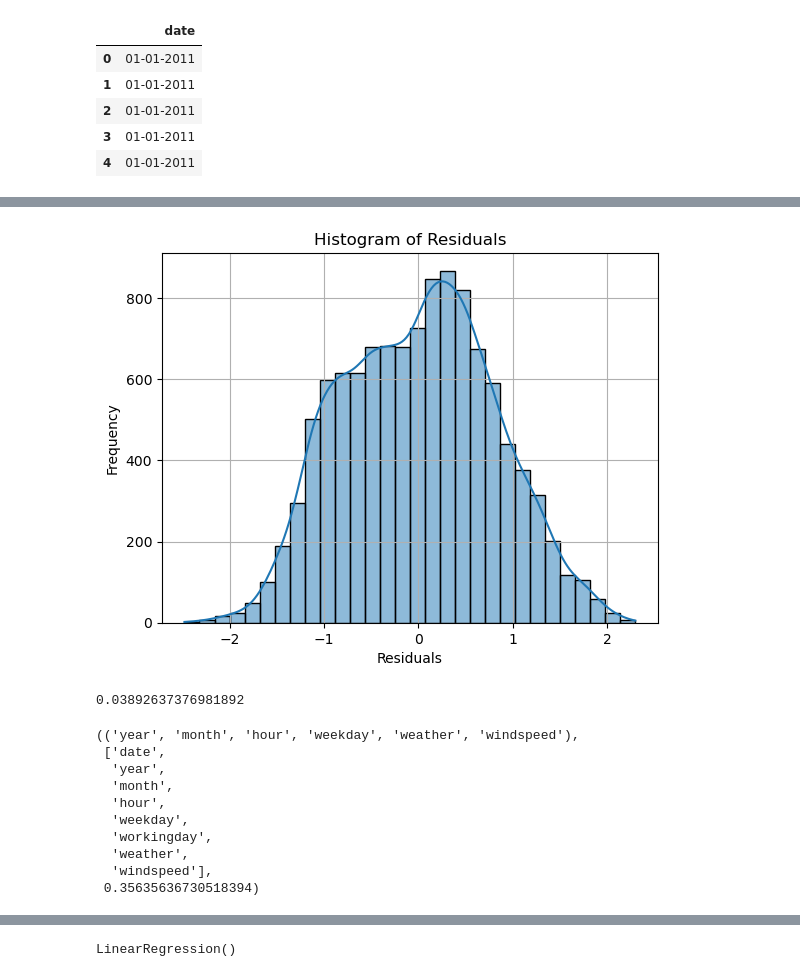
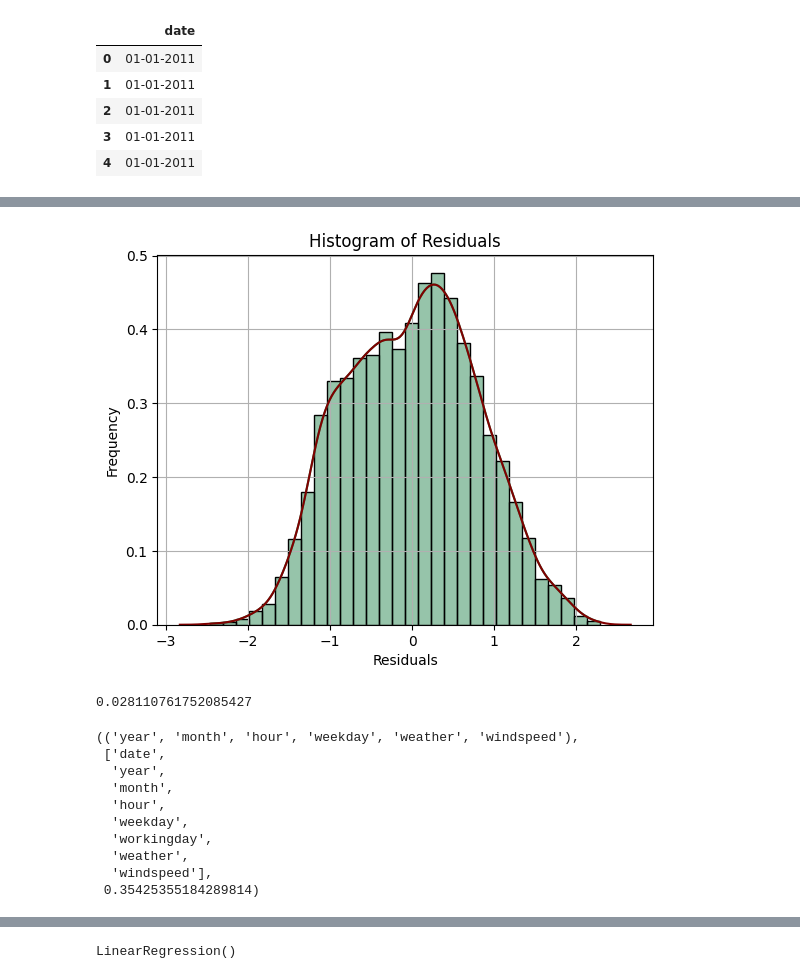
Before and after one commit to AdityaSreevatsaK/DS-ML-Playground, a Jupyter notebook: c. Jupyter Notebooks/Bike Rental Demand.ipynb, the cells around one changed output, grey strips where cells are left out. Cells and saved outputs as stored; diff of their text form; code cells hidden in the pictures.

```diff
--- a/c. Jupyter Notebooks/Bike Rental Demand.ipynb
+++ b/c. Jupyter Notebooks/Bike Rental Demand.ipynb
@@ -365,7 +367,7 @@ rental_data["date"] = ordinal_encoder.fit_transform(rental_data[["date"]])
 # %%
 X = rental_data.drop(labels=["demand"], axis=1)
 y = rental_data["demand"]
-X_train, X_test, y_train, y_test = train_test_split(X, y, test_size=0.3)
+X_train, X_test, y_train, y_test = train_test_split(X, y, test_size=0.3, shuffle=True, random_state=0)
 X_train_updated = sm.add_constant(X_train)
 # %%
 model = sm.OLS(y_train, X_train_updated).fit()
@@ -400,18 +402,19 @@ Notes:
 # %%
 residuals = model.resid
 
-sns.histplot(residuals, bins=30, kde=True)
+sns.histplot(data=residuals, bins=30, kde=True, stat='density', color='#2E8B57')
+sns.kdeplot(data=residuals, color='#800000')
 plt.xlabel('Residuals')
 plt.ylabel('Frequency')
 plt.title('Histogram of Residuals')
 plt.grid()
 plt.show()
 # %% [output]
-[figure, old version]
+[figure, new version]
 # %%
 residuals.skew()
 # %% [output]
-0.03892637376981892
+0.028110761752085427
 # %%
 forward_features = sfs(estimator=LinearRegression(), k_features=6, forward=True, cv=5)
 forward_features = forward_features.fit(X_train, y_train)
@@ -426,7 +429,7 @@ forward_features.k_feature_names_, forward_features.feature_names, forward_featu
   'workingday',
   'weather',
   'windspeed'],
- 0.35635636730518394)
+ 0.35425355184289814)
 # %%
 best_features_X = rental_data.drop(labels=["demand", "date", "workingday"], axis=1)
 y = rental_data["demand"]
```
Also changed, not shown: parts of 12 cells of this notebook, 3 other files.
